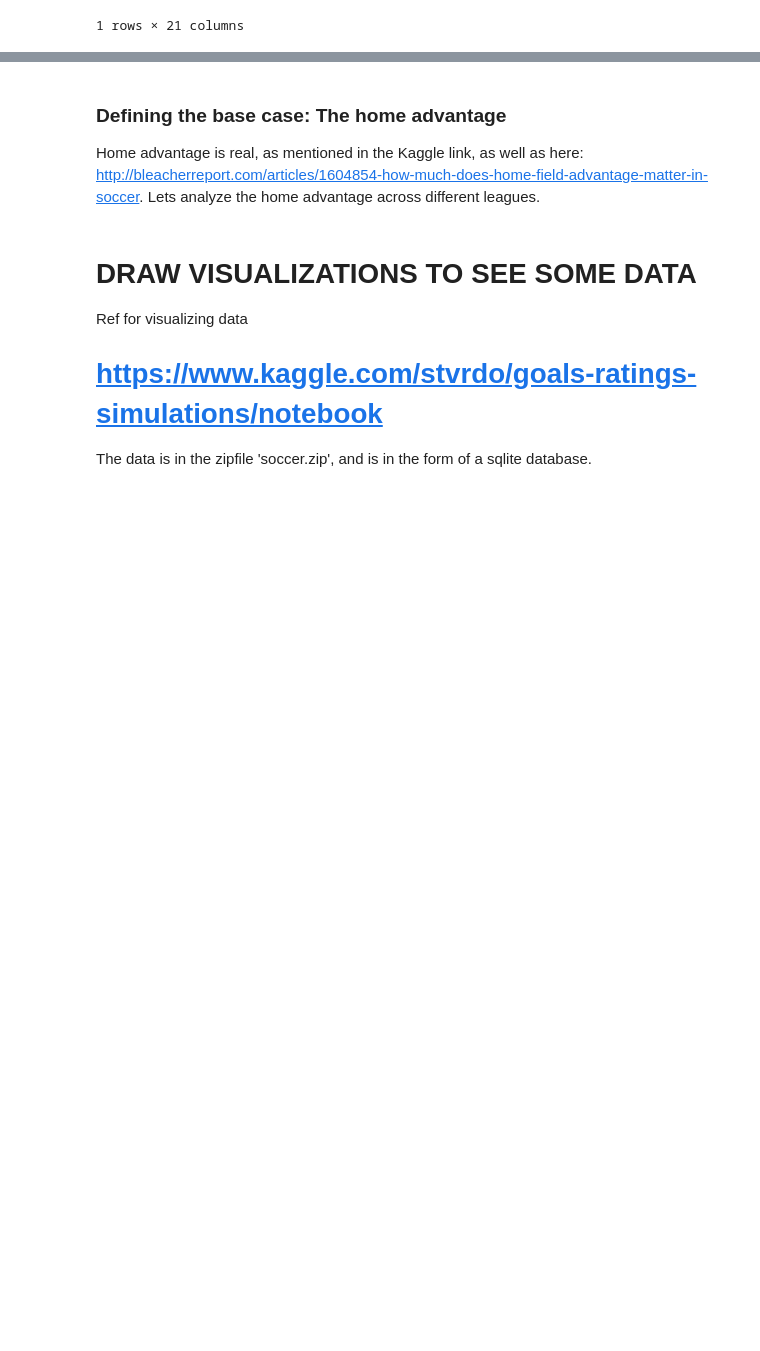
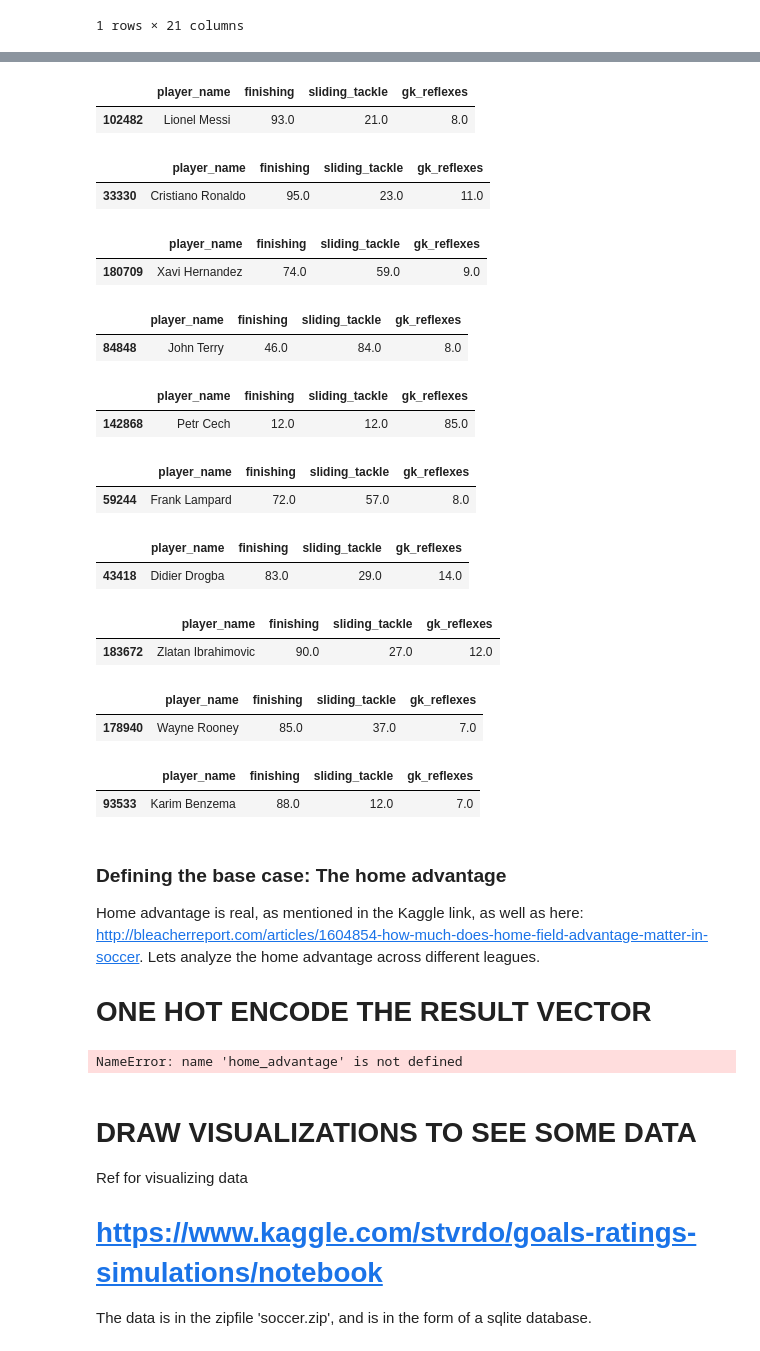
Before and after one commit to sgoyal1012/UdacityNanodegreeSubmissions, a Jupyter notebook: EuropeanSoccer_Capstone/Notebook_Code/EuropeanSoccerCapstone.ipynb, the cells around one changed output, grey strips where cells are left out. Saved outputs shown, nothing was run; the diff lists cells and outputs as text; code cells hidden in the pictures; blank space fills up the shorter version.

```diff
--- a/EuropeanSoccer_Capstone/Notebook_Code/EuropeanSoccerCapstone.ipynb
+++ b/EuropeanSoccer_Capstone/Notebook_Code/EuropeanSoccerCapstone.ipynb
@@ -72,7 +73,7 @@ Matches
 
 The output label is the 'overall_rating' column; the features are the rest of columns (minus the metadata columns). Note that we might drop some features in subsequent sections, but lets keep them all for now. We will be using the output label for assessing a team's rating based on individual players' ratings.
 # %%
-players_ratings_label = players_df['overall_rating']
+players_ratings_label = players_df[['player_api_id', 'overall_rating', 'finishing', 'sliding_tackle', 'gk_reflexes', 'date']]
 players_features_df = players_df.drop(['id', 'player_fifa_api_id', 'player_api_id', 'date', 'overall_rating', 'potential'], axis=1)
 display(players_features_df.head(n=1))
 # %% [output]
@@ -94,3 +97,35 @@ display(teams_features_df.head(n=1))
+# %%
+reload(dp)
+player_names_df = dp.sql_to_dataframe(conn, select_all_query_table("Player"))
+player_join_df = pd.merge(players_ratings_label, player_names_df, on='player_api_id', how='outer')
+PLAYER_NAMES = ['Lionel Messi', 'Cristiano Ronaldo', 'Xavi Hernandez', 'John Terry', 'Petr Cech', 'Frank Lampard', 'Didier Drogba',
+               'Zlatan Ibrahimovic', 'Wayne Rooney', 'Karim Benzema']
+for player in PLAYER_NAMES:
+    display(dp.players_to_work_rate(players_ratings_label=players_ratings_label, conn=conn, player_name=player))
+# %% [output]
+|  | player_name | finishing | sliding_tackle | gk_reflexes |
+| 102482 | Lionel Messi | 93.0 | 21.0 | 8.0 |
+|  | player_name | finishing | sliding_tackle | gk_reflexes |
+| 33330 | Cristiano Ronaldo | 95.0 | 23.0 | 11.0 |
+|  | player_name | finishing | sliding_tackle | gk_reflexes |
+| 180709 | Xavi Hernandez | 74.0 | 59.0 | 9.0 |
+|  | player_name | finishing | sliding_tackle | gk_reflexes |
+| 84848 | John Terry | 46.0 | 84.0 | 8.0 |
+|  | player_name | finishing | sliding_tackle | gk_reflexes |
+| 142868 | Petr Cech | 12.0 | 12.0 | 85.0 |
+|  | player_name | finishing | sliding_tackle | gk_reflexes |
+| 59244 | Frank Lampard | 72.0 | 57.0 | 8.0 |
+|  | player_name | finishing | sliding_tackle | gk_reflexes |
+| 43418 | Didier Drogba | 83.0 | 29.0 | 14.0 |
+|  | player_name | finishing | sliding_tackle | gk_reflexes |
+| 183672 | Zlatan Ibrahimovic | 90.0 | 27.0 | 12.0 |
+|  | player_name | finishing | sliding_tackle | gk_reflexes |
+| 178940 | Wayne Rooney | 85.0 | 37.0 | 7.0 |
+|  | player_name | finishing | sliding_tackle | gk_reflexes |
+| 93533 | Karim Benzema | 88.0 | 12.0 | 7.0 |
 # %% [markdown]
 ### Defining the base case: The home advantage
 Home advantage is real, as mentioned in the Kaggle link, as well as here: http://bleacherreport.com/articles/1604854-how-much-does-home-field-advantage-matter-in-soccer. Lets analyze the home advantage across different leagues.
+
+
+# ONE HOT ENCODE THE RESULT VECTOR
@@ -99,3 +132,8 @@ home_advantage_per_country = home_advantage(match_df)
+# %%
+# TODO: Finish this function
+home_advantage_per_country = home_advantage(match_df)
+# %% [output]
+NameError: name 'home_advantage' is not defined
 # %% [markdown]
 
 # DRAW VISUALIZATIONS TO SEE SOME DATA
```
Also changed, not shown: parts of 5 cells of this notebook, 1 other file.
